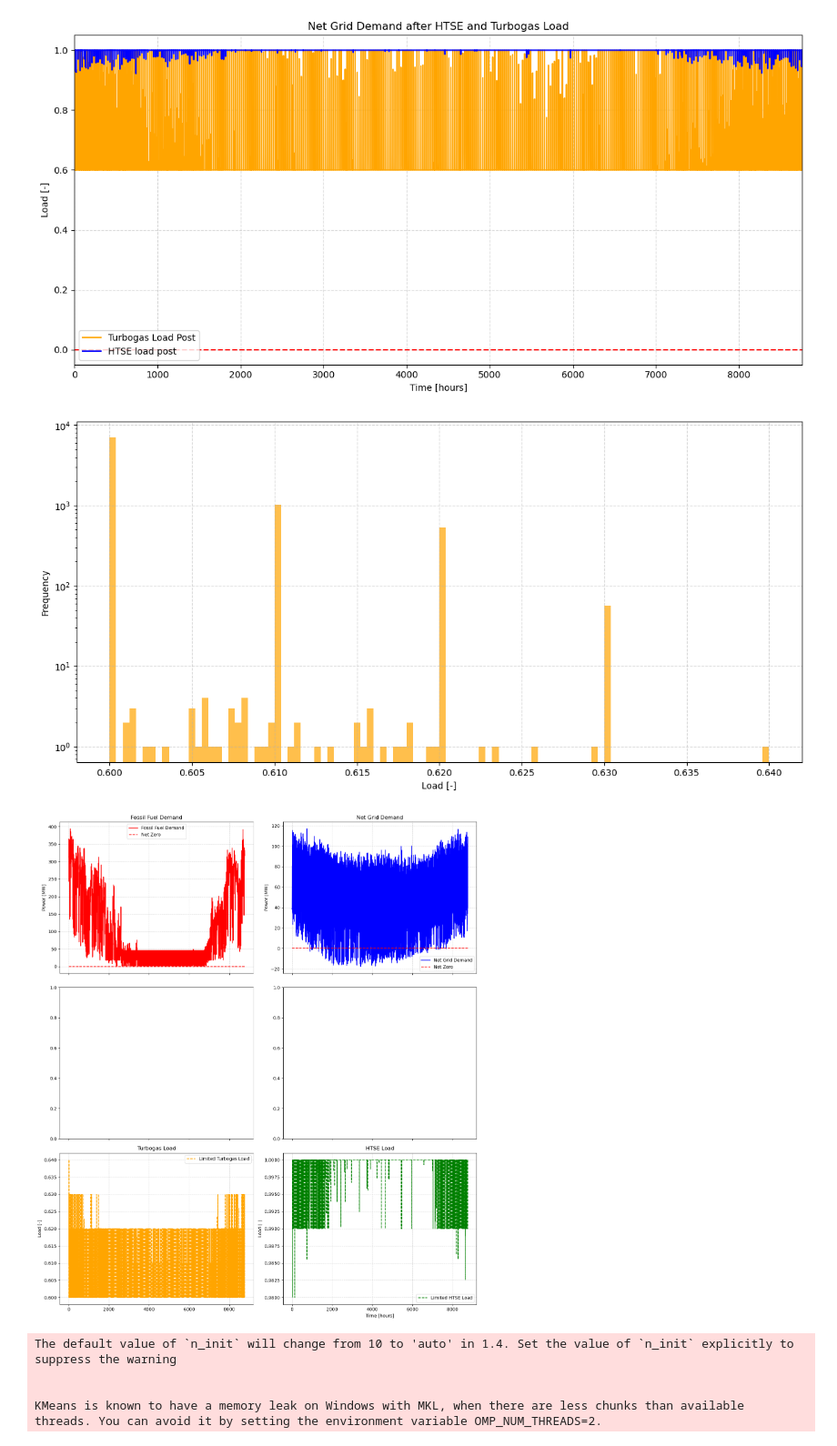
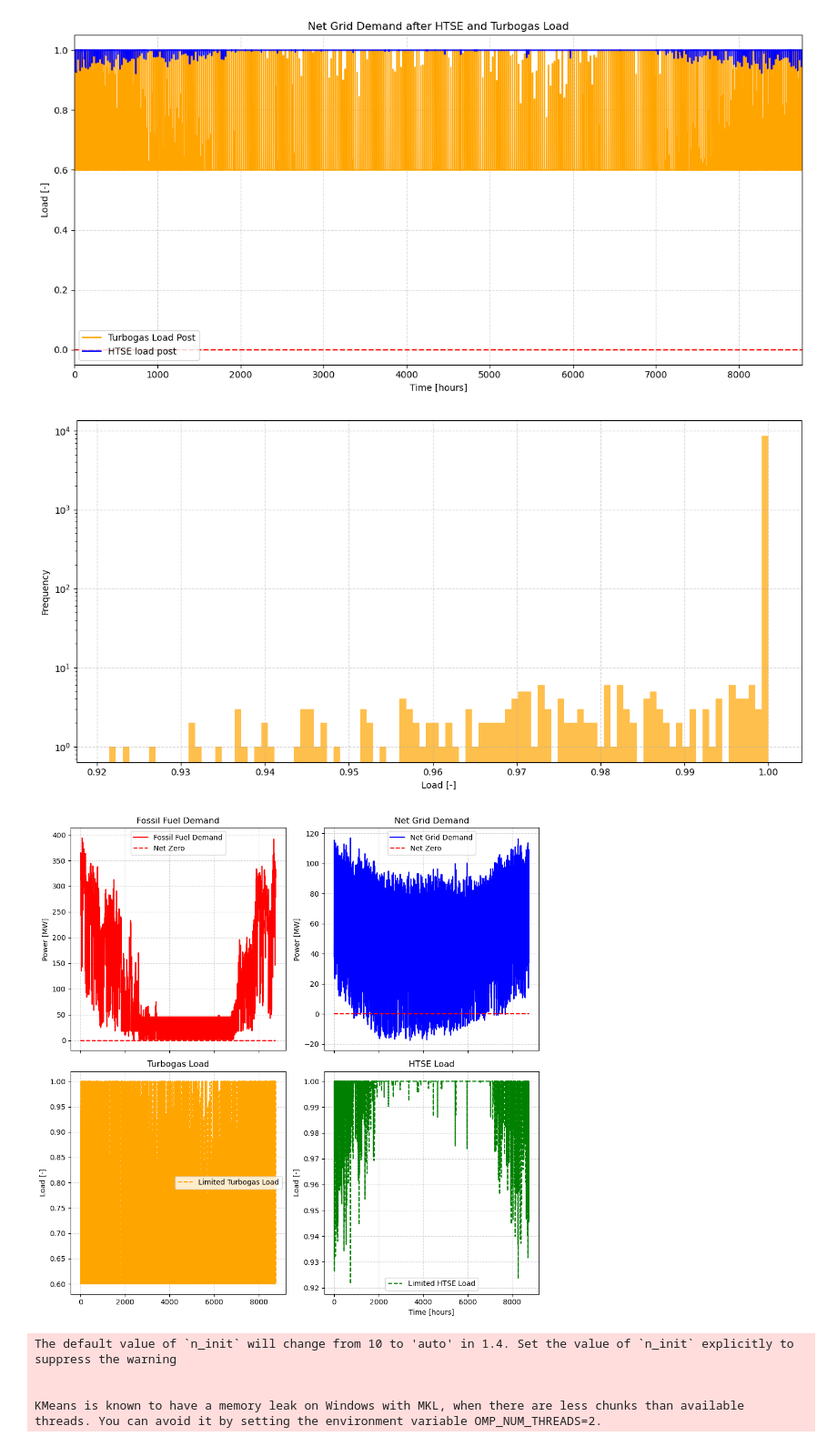
Before and after one commit to simo-pagliu/INRE, a Jupyter notebook: Energy Demand.ipynb, the cells around one changed output. Shown at 91% size. Cells and saved outputs as stored; diff of their text form; code cells hidden in the pictures.

```diff
--- a/Energy Demand.ipynb
+++ b/Energy Demand.ipynb
@@ -14,3 +4,20 @@ import os
+# %%
+import pandas as pd
+import matplotlib.pyplot as plt
+import matplotlib.cm as cm
+import numpy as np
+import csv
+
+# For plotting with months
+import matplotlib.dates as mdates
+from datetime import datetime, timedelta
+time_hours = np.arange(8760)
+start_date = datetime(2024, 1, 1)  # Example start date
+time_dates = [start_date + timedelta(hours=int(h)) for h in time_hours]
+
+# Constants
+HOURS = 8760
+N_DAYS = 365
 # %% [markdown]
 ## Data Input
 # %%
@@ -787,8 +885,8 @@ def ramp_from_extreme(
 
     return ramped
 # %%
-ramp_rate_htse = 0.01  # 1% per step
-ramp_rate_tg = 0.01    # 1% per step
+ramp_rate_htse = 0.1  # 1% per step
+ramp_rate_tg = 1    # 100% per step
 
 ramped_HTSE = ramp_from_extreme(
     desired_load = HTSE_load_clipped,
@@ -808,7 +906,7 @@ ramped_turbogas = ramp_from_extreme(
 # HTSE_load_post
 # ramped_HTSE
 plt.figure(figsize=(12, 6))
-plt.hist(ramped_turbogas, bins=100, color='orange', alpha=0.7)
+plt.hist(ramped_HTSE, bins=100, color='orange', alpha=0.7)
 plt.xlabel("Load [-]")
 plt.ylabel("Frequency")
 plt.yscale('log')
@@ -816,50 +914,50 @@ plt.grid(True, linestyle='--', alpha=0.5)
 plt.tight_layout()
 plt.show()
 # %% [output]
-[figure, old version]
+[figure, new version]
 # %%
 
-fig, axs = plt.subplots(3, 2, figsize=(14, 16), sharex=True)
+fig, axs = plt.subplots(2, 2, figsize=(10, 10), sharex=True)
 
 # Fossil Fuel Demand
 axs[0, 0].plot(total_fossil_fuel_demand/1e6, label="Fossil Fuel Demand", color='red')
 axs[0, 0].set_ylabel("Power [MW]")
 axs[0, 0].set_title("Fossil Fuel Demand")
 axs[0, 0].grid(True, linestyle='--', alpha=0.5)
 axs[0, 0].hlines(0, 0, len(Net_grid), colors='red', linestyles='dashed', label='Net Zero')
 axs[0, 0].legend()
 
 # Net Grid Demand
 axs[0, 1].plot(Net_grid, label="Net Grid Demand", color='blue')
 axs[0, 1].set_ylabel("Power [MW]")
 axs[0, 1].set_title("Net Grid Demand")
 axs[0, 1].grid(True, linestyle='--', alpha=0.5)
 axs[0, 1].hlines(0, 0, len(Net_grid), colors='red', linestyles='dashed', label='Net Zero')
 axs[0, 1].legend()
 
 # Turbogas Load
-axs[2, 0].plot(ramped_turbogas, label="Limited Turbogas Load", color='orange', linestyle='--')
-axs[2, 0].set_ylabel("Load [-]")
-axs[2, 0].set_title("Turbogas Load")
-axs[2, 0].grid(True, linestyle='--', alpha=0.5)
-axs[2, 0].legend()
+axs[1, 0].plot(ramped_turbogas, label="Limited Turbogas Load", color='orange', linestyle='--')
+axs[1, 0].set_ylabel("Load [-]")
+axs[1, 0].set_title("Turbogas Load")
+axs[1, 0].grid(True, linestyle='--', alpha=0.5)
+axs[1, 0].legend()
 
 # HTSE Load
-axs[2, 1].plot(ramped_HTSE, label="Limited HTSE Load", color='green', linestyle='--')
-axs[2, 1].set_xlabel("Time [hours]")
-axs[2, 1].set_ylabel("Load [-]")
-axs[2, 1].set_title("HTSE Load")
-axs[2, 1].grid(True, linestyle='--', alpha=0.5)
-axs[2, 1].legend()
+axs[1, 1].plot(ramped_HTSE, label="Limited HTSE Load", color='green', linestyle='--')
+axs[1, 1].set_xlabel("Time [hours]")
+axs[1, 1].set_ylabel("Load [-]")
+axs[1, 1].set_title("HTSE Load")
+axs[1, 1].grid(True, linestyle='--', alpha=0.5)
+axs[1, 1].legend()
 
 # n = 50
 # for ax in axs.flat:
 #     ax.set_xlim(24*n, 24*(n+1))
 
 plt.tight_layout()
 plt.show()
 # %% [output]
-[figure, old version]
+[figure, new version]
 # %%
 import numpy as np
 import pandas as pd
```
Also changed, not shown: parts of 34 cells of this notebook.
